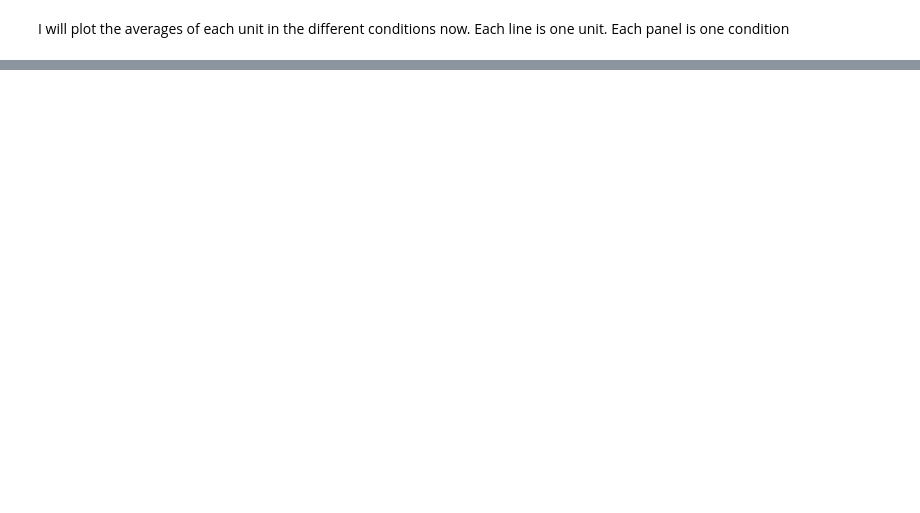
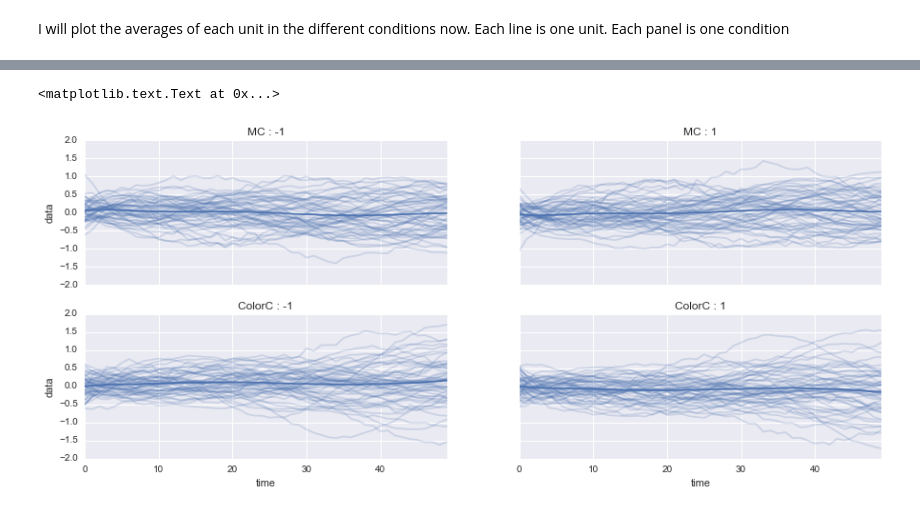
Before and after one commit to nwilming/statespace, a Jupyter notebook: State space analysis.ipynb, the cells around one changed output, grey strips where cells are left out. Cells and saved outputs as stored; diff of their text form; code cells hidden in the pictures; blank space fills up the shorter version.

```diff
--- a/State space analysis.ipynb
+++ b/State space analysis.ipynb
@@ -61,0 +69,3 @@ units =  fake_experiment.make_experiment(Ntrials, Nunits)
+# %%
+units.columns = units.columns.droplevel()
+units.head()
@@ -271,0 +83,12 @@ legend([])
+# %%
+# Make a long form dataframe
+df = units.stack().reset_index()
+df.columns = ['mc', 'colorc', 'trial', 'session', 'time', 'unit', 'data']
+mapping = {-1:{-1:0, 1:1}, 1:{-1:2, 1:3}}
+condition = [mapping[a][b] for a,b in zip(df.mc, df.colorc)]
+df['condition'] = condition
+df_trials = df.copy()
+df = df.groupby(['time', 'unit', 'mc', 'colorc']).mean()
+mapping = {0:'MC-, CC-', 1:'MC-, CC+', 2:'MC+, CC-', 3:'MC+, CC+'}
+df['condition'] = [mapping[c] for c in df.condition]
+df.head()
@@ -271,0 +103,38 @@ legend([])
+# %%
+df = df.reset_index()
+# %%
+figure(figsize=(15,6))
+from matplotlib import gridspec
+gs = GridSpec(2,8)
+subplot(2,2,1)
+dfmc = df.groupby(['time', 'unit', 'mc']).agg(mean).reset_index()
+sns.tsplot(dfmc[dfmc.mc==-1], time='time', unit='unit', value='data', err_style='unit_traces')
+xlabel('')
+ylim([-2,2])
+gca().set_xticklabels([])
+title('MC : -1')
+subplot(2,2,2)
+dfmc = df.groupby(['time', 'unit', 'mc']).agg(mean).reset_index()
+sns.tsplot(dfmc[dfmc.mc==1], time='time', unit='unit', value='data', err_style='unit_traces')
+xlabel('')
+ylabel('')
+ylim([-2,2])
+title('MC : 1')
+gca().set_xticklabels([])
+gca().set_yticklabels([])
+
+subplot(2,2,3)
+dfmc = df.groupby(['time', 'unit', 'colorc']).agg(mean).reset_index()
+sns.tsplot(dfmc[dfmc.colorc==-1], time='time', unit='unit', value='data', err_style='unit_traces')
+ylim([-2,2])
+title('ColorC : -1')
+subplot(2,2,4)
+dfmc = df.groupby(['time', 'unit', 'colorc']).agg(mean).reset_index()
+sns.tsplot(dfmc[dfmc.colorc==1], time='time', unit='unit', value='data', err_style='unit_traces')
+ylim([-2,2])
+title('ColorC : 1')
+gca().set_yticklabels([])
+ylabel('')
+# %% [output]
+<matplotlib.text.Text at 0x...>
+[figure, added]
```
Also changed, not shown: parts of 48 cells of this notebook, 1 other file.
